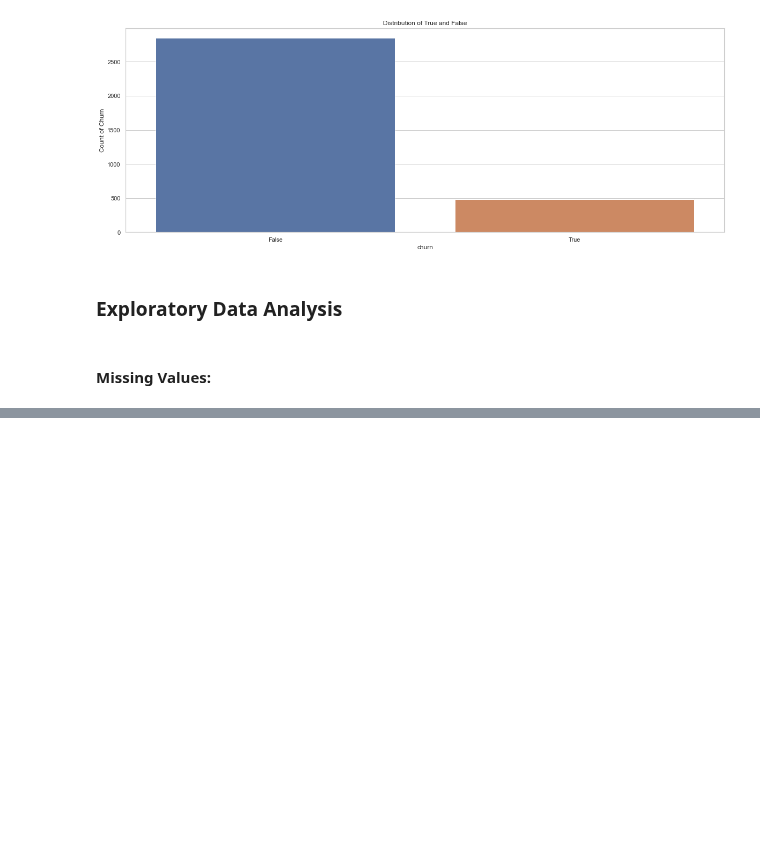
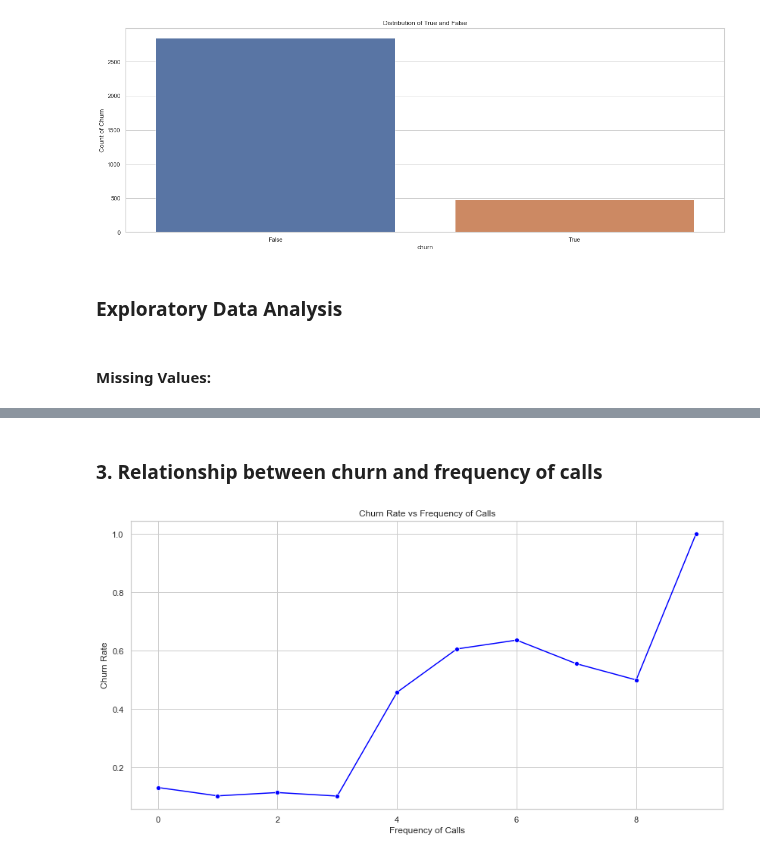
Before and after one commit to ThomasOkiwi/Phase-Three-Final-Project, a Jupyter notebook: index.ipynb, the cells around one changed output, grey strips where cells are left out. Saved outputs shown, nothing was run; the diff lists cells and outputs as text; code cells hidden in the pictures; blank space fills up the shorter version.

```diff
--- a/index.ipynb
+++ b/index.ipynb
@@ -223,0 +333,14 @@ missing_data
+# %% [markdown]
+### 3. Relationship between churn and frequency of calls
+# %%
+# Calculating the churn rate for each frequency of calls
+churn_rate_by_calls = df.groupby('customer service calls')['churn'].mean().reset_index()
+
+plt.figure(figsize=(14, 7))
+sns.lineplot(x='customer service calls', y='churn', data=churn_rate_by_calls, marker='o', color='blue')
+plt.title('Churn Rate vs Frequency of Calls')
+plt.xlabel('Frequency of Calls')
+plt.ylabel('Churn Rate')
+plt.show()
+# %% [output]
+[figure, added]
```
Also changed, not shown: parts of 26 cells of this notebook.
